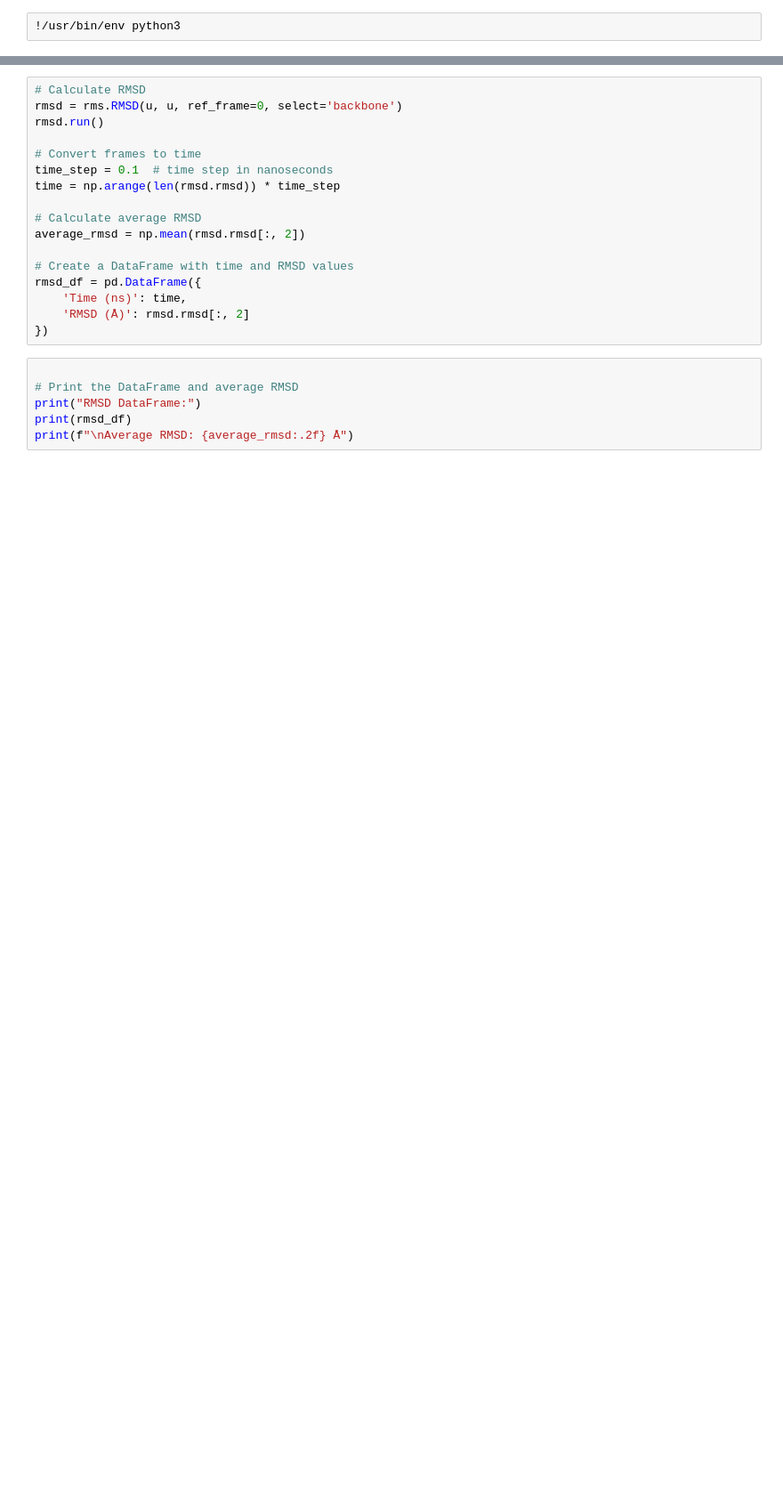
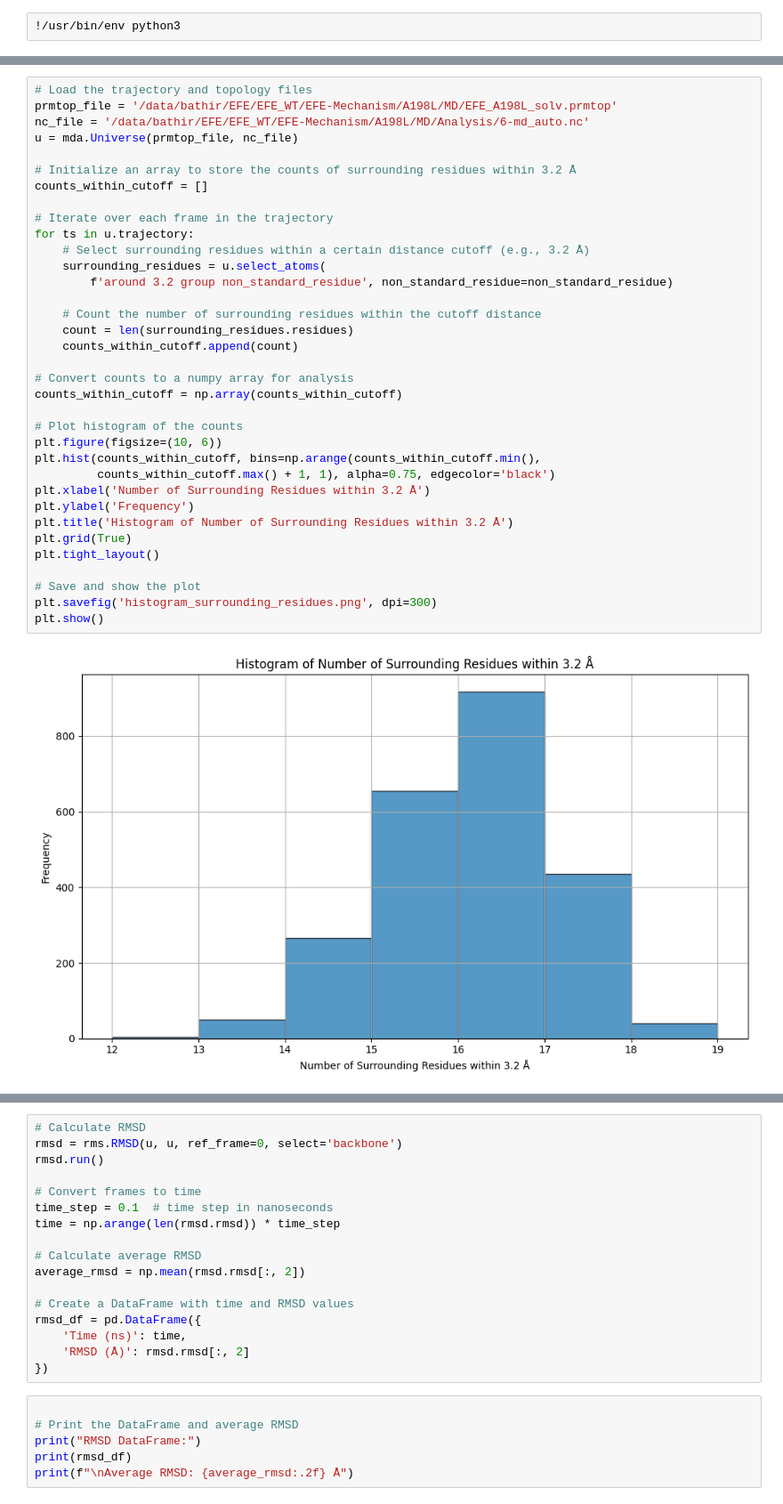
Before and after one commit to bathirjsr/Automation-Scripts-For-QM-MM-and-MD, a Jupyter notebook: Execution_ready/MD_Analysis.ipynb, the cells around one changed output, grey strips where cells are left out. Shown: that part at 89% size. Cells and saved outputs as stored; diff of their text form; blank space fills up the shorter version.

```diff
--- a/Execution_ready/MD_Analysis.ipynb
+++ b/Execution_ready/MD_Analysis.ipynb
@@ -21,0 +31,37 @@ len(u.trajectory)
+# %%
+# Load the trajectory and topology files
+prmtop_file = '/data/bathir/EFE/EFE_WT/EFE-Mechanism/A198L/MD/EFE_A198L_solv.prmtop'
+nc_file = '/data/bathir/EFE/EFE_WT/EFE-Mechanism/A198L/MD/Analysis/6-md_auto.nc'
+u = mda.Universe(prmtop_file, nc_file)
+
+# Initialize an array to store the counts of surrounding residues within 3.2 Å
+counts_within_cutoff = []
+
+# Iterate over each frame in the trajectory
+for ts in u.trajectory:
+    # Select surrounding residues within a certain distance cutoff (e.g., 3.2 Å)
+    surrounding_residues = u.select_atoms(
+        f'around 3.2 group non_standard_residue', non_standard_residue=non_standard_residue)
+
+    # Count the number of surrounding residues within the cutoff distance
+    count = len(surrounding_residues.residues)
+    counts_within_cutoff.append(count)
+
+# Convert counts to a numpy array for analysis
+counts_within_cutoff = np.array(counts_within_cutoff)
+
+# Plot histogram of the counts
+plt.figure(figsize=(10, 6))
+plt.hist(counts_within_cutoff, bins=np.arange(counts_within_cutoff.min(),
+         counts_within_cutoff.max() + 1, 1), alpha=0.75, edgecolor='black')
+plt.xlabel('Number of Surrounding Residues within 3.2 Å')
+plt.ylabel('Frequency')
+plt.title('Histogram of Number of Surrounding Residues within 3.2 Å')
+plt.grid(True)
+plt.tight_layout()
+
+# Save and show the plot
+plt.savefig('histogram_surrounding_residues.png', dpi=300)
+plt.show()
+# %% [output]
+[figure, added]
```
Also changed, not shown: parts of 5 cells of this notebook, 1 other file.
